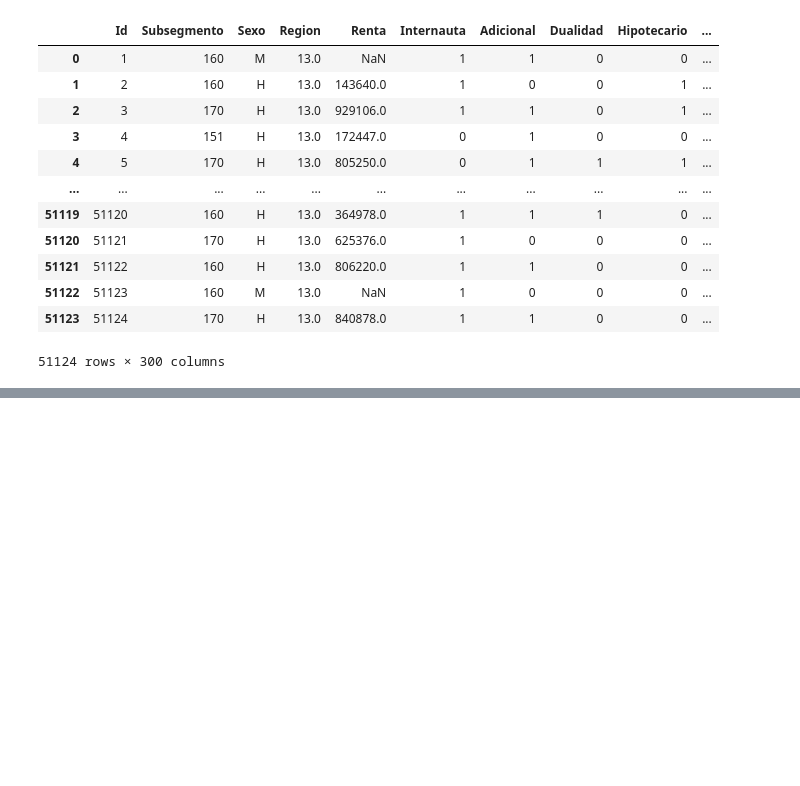
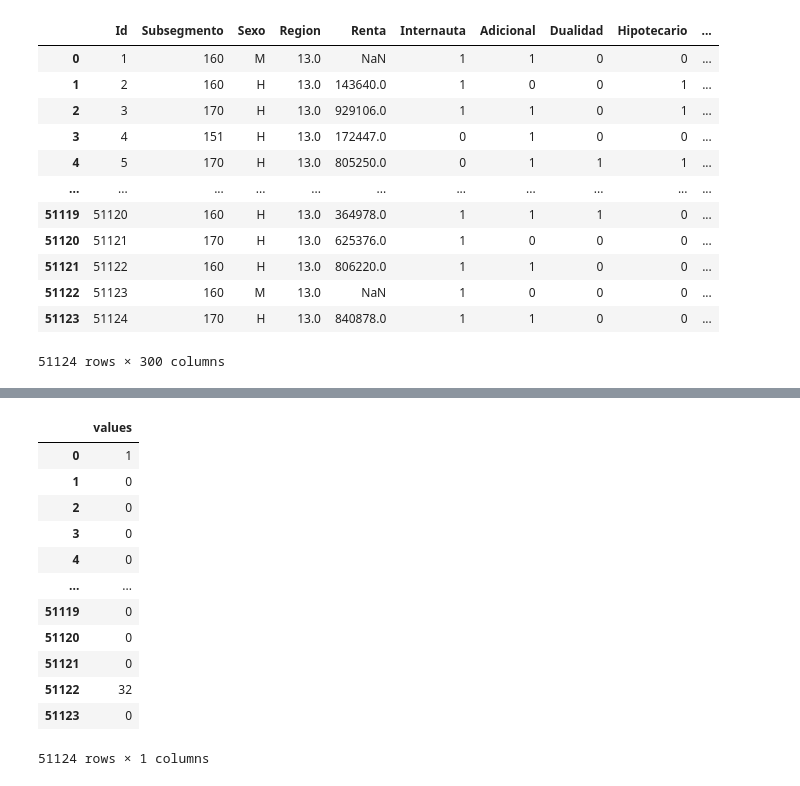
Before and after one commit to Maxibrionest/AVIZ.github.io, a Jupyter notebook: Entrega2/Entrega2.ipynb, the cells around one changed output, grey strips where cells are left out. Saved outputs shown, nothing was run; the diff lists cells and outputs as text; code cells hidden in the pictures; blank space fills up the shorter version.

```diff
--- a/Entrega2/Entrega2.ipynb
+++ b/Entrega2/Entrega2.ipynb
@@ -414,0 +452,18 @@ df_3 = df_3.drop(columns=["Id"])
+# %%
+ex = df_3.isna().sum(axis=1).to_frame()
+ex = ex.rename({0:'values'}, axis=1)  # new method
+ex
+# %% [output]
+|  | values |
+| 0 | 1 |
+| 1 | 0 |
+| 2 | 0 |
+| 3 | 0 |
+| 4 | 0 |
+| ... | ... |
+| 51119 | 0 |
+| 51120 | 0 |
+| 51121 | 0 |
+| 51122 | 32 |
+| 51123 | 0 |
+51124 rows × 1 columns
```
Also changed, not shown: parts of 9 cells of this notebook.
